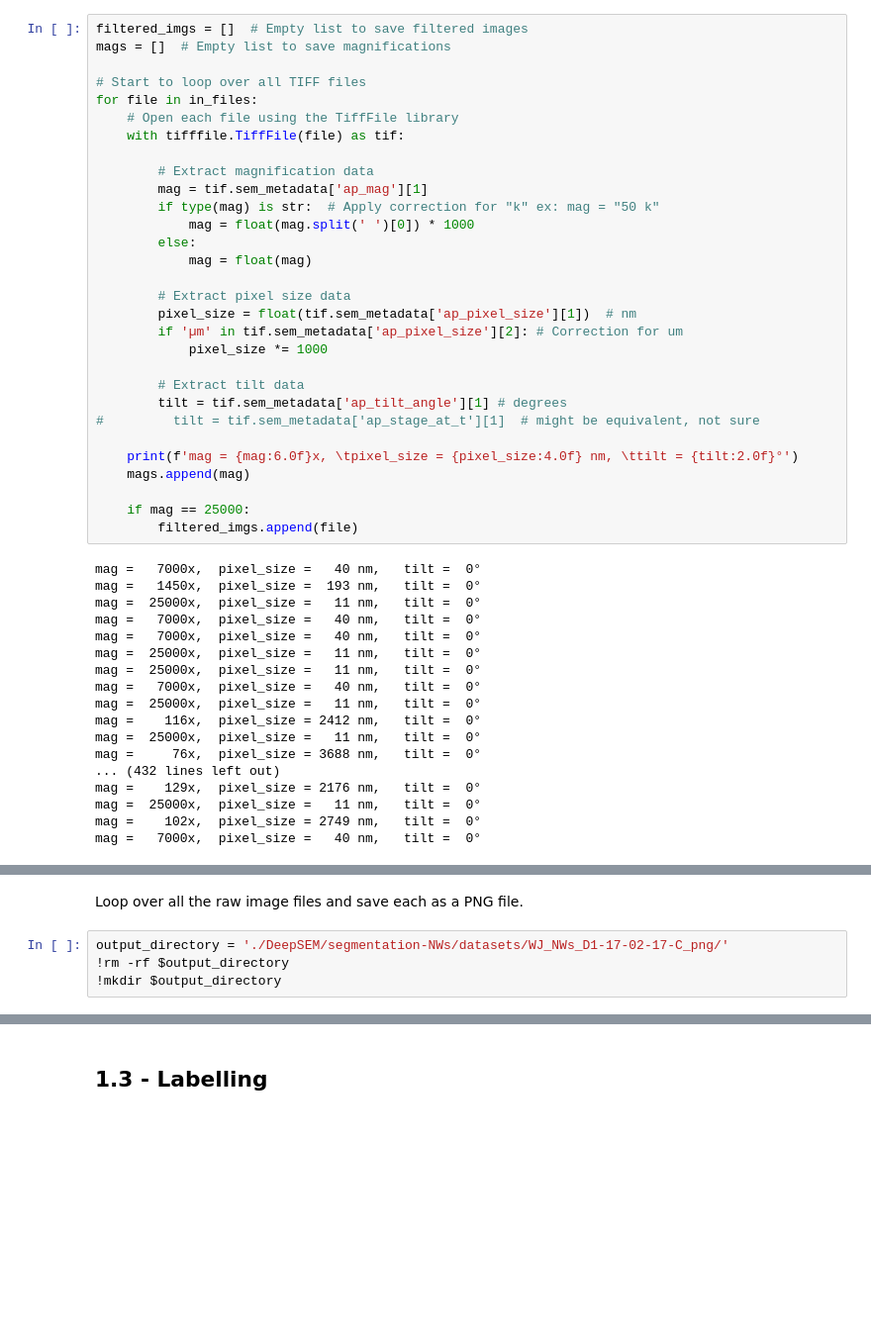
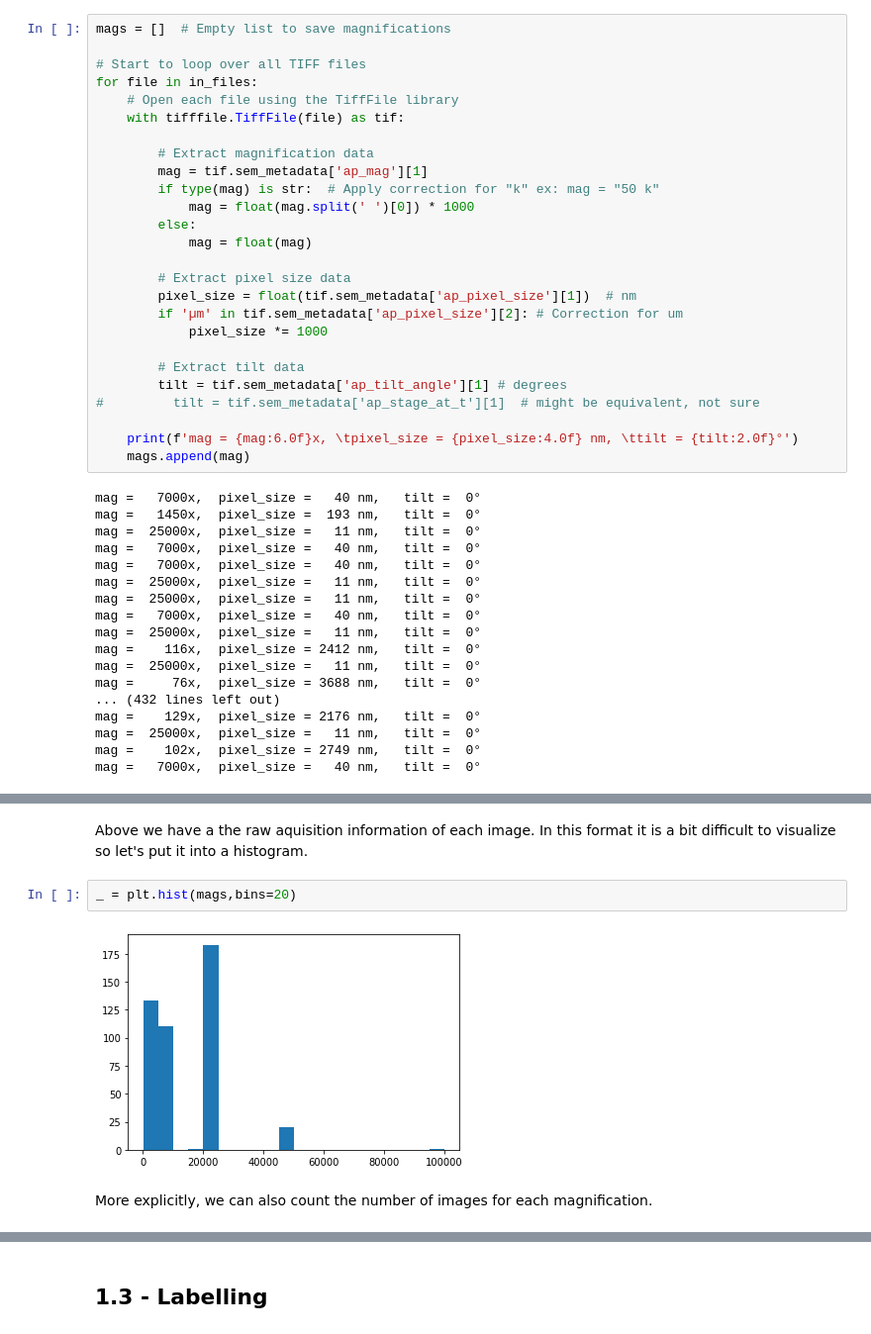
Before and after one commit to Martin09/DeepSEM, a Jupyter notebook: segmentation-NMs/1_nm_seg_image_prep.ipynb, the cells around one changed output, grey strips where cells are left out. Shown at 99% size. Cells and saved outputs as stored; diff of their text form; blank space fills up the shorter version.

```diff
--- a/segmentation-NMs/1_nm_seg_image_prep.ipynb
+++ b/segmentation-NMs/1_nm_seg_image_prep.ipynb
@@ -113,7 +114,6 @@ Notice the SEM images are of many different magnifications. Should filter these
 # %% [markdown]
 ## 1.2 - Filtering images by magnification
 # %%
-filtered_imgs = []  # Empty list to save filtered images
 mags = []  # Empty list to save magnifications
 
 # Start to loop over all TIFF files
@@ -139,9 +139,6 @@ for file in in_files:
 
     print(f'mag = {mag:6.0f}x, \tpixel_size = {pixel_size:4.0f} nm, \ttilt = {tilt:2.0f}°')
     mags.append(mag)
-
-    if mag == 25000:
-        filtered_imgs.append(file)
 # %% [output]
 mag =   7000x,  pixel_size =   40 nm,   tilt =  0°
 mag =   1450x,  pixel_size =  193 nm,   tilt =  0°
@@ -177,6 +160,8 @@ cv2_imshow(im)
-# %% [markdown]
-Loop over all the raw image files and save each as a PNG file.
-# %%
-output_directory = './DeepSEM/segmentation-NWs/datasets/WJ_NWs_D1-17-02-17-C_png/'
-!rm -rf $output_directory
-!mkdir $output_directory
+# %% [markdown]
+Above we have a the raw aquisition information of each image. In this format it is a bit difficult to visualize so let's put it into a histogram.
+# %%
+_ = plt.hist(mags,bins=20)
+# %% [output]
+[figure, added]
+# %% [markdown]
+More explicitly, we can also count the number of images for each magnification.
```
Also changed, not shown: parts of 23 cells of this notebook.
